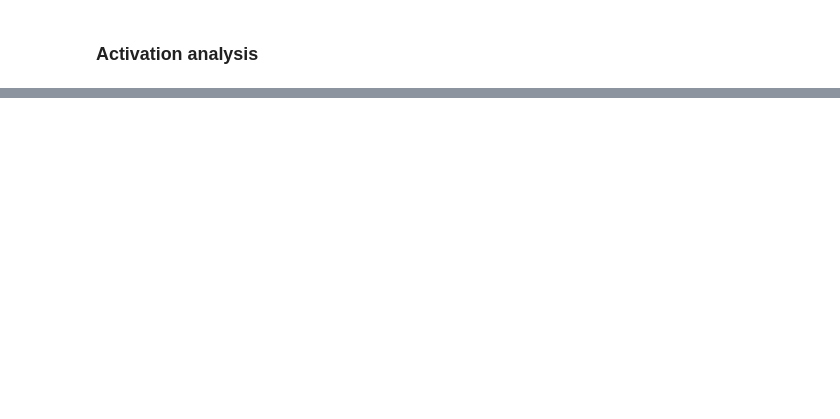
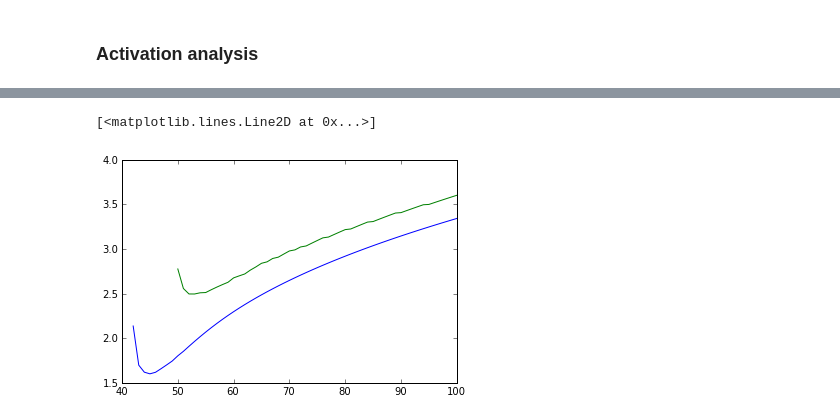
Before and after one commit to darothen/pyrcel, a Jupyter notebook: run_model.ipynb, the cells around one changed output, grey strips where cells are left out. Saved outputs shown, nothing was run; the diff lists cells and outputs as text; code cells hidden in the pictures; blank space fills up the shorter version.

```diff
--- a/run_model.ipynb
+++ b/run_model.ipynb
@@ -231,0 +196,11 @@ NaCl - {'r_drys': [0.25], 'Nis': [5000.0]}
+# %%
+parcel.Tv = (1. + 0.61*parcel.wv)*parcel['T']
+parcel.rho = parcel.P/(Rd*parcel.Tv)
+r_eff_eq = r_eff(parcel.rho, parcel.wc, parcel['(NH4)2SO4_Neq'])*1e6
+r_eff_kn = r_eff(parcel.rho, parcel.wc, parcel['(NH4)2SO4_Nkn'])*1e6
+
+plot(parcel.index, r_eff_eq)
+plot(parcel.index, r_eff_kn)
+# %% [output]
+[<matplotlib.lines.Line2D at 0x...>]
+[figure, added]
```
Also changed, not shown: parts of 10 cells of this notebook, 8 other files.
